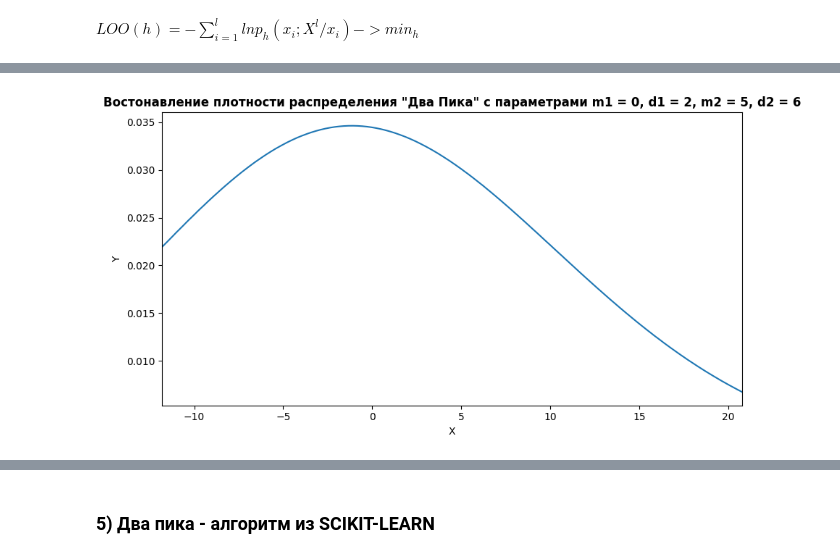
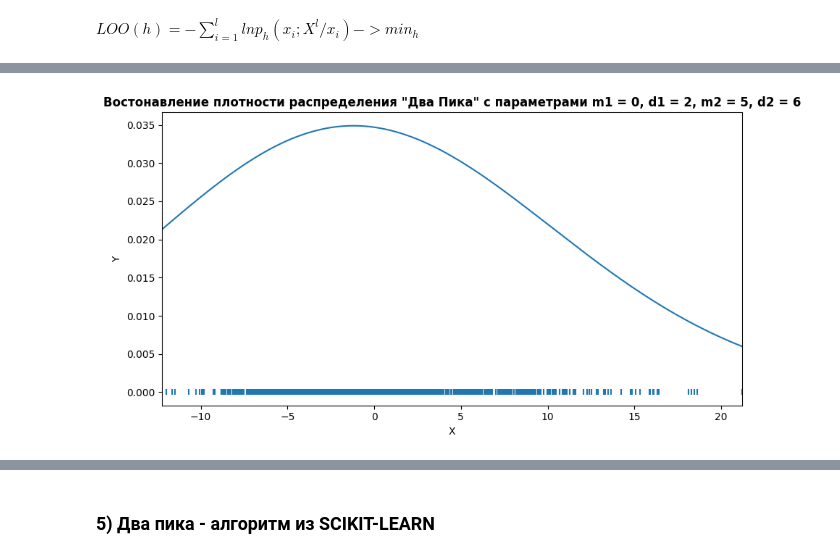
Before and after one commit to GitGood2000/114M_AI, a Jupyter notebook: LAB_05(01)/Lab5.ipynb, the cells around one changed output, grey strips where cells are left out. Drawn from its saved outputs; the diff is of its cells as text; code cells hidden in the pictures.

```diff
--- a/LAB_05(01)/Lab5.ipynb
+++ b/LAB_05(01)/Lab5.ipynb
@@ -226,20 +229,23 @@ LOO при стартовом значении h=10: 3491.572662179447
 # %%
 # Изобразим график 1
 fig, ax = plt.subplots(figsize=(9,5))
 ax.plot(x, ParzRozen(x, tp_dat, h=10))
+points = np.zeros((1000))
+
+ax.scatter(tp_dat,points, marker = "|")
 
 
 # Оформление
 ax.set_xlim((tp_min, tp_max))
 ax.set_title('Востонавление плотности распределения "Два Пика" с параметрами m1 = 0, d1 = 2, m2 = 5, d2 = 6', fontweight='bold')
 ax.set_xlabel('X')
 ax.set_ylabel('Y')
 plt.tight_layout()
 
 # Показ
 plt.show()
 # %% [output]
-[figure, old version]
+[figure, new version]
 # %%
 print(f"Оптимальный h по критерию LLO: {h_min}")
 print(f"LOO при оптимальном значении: {loo_min}")
```
Also changed, not shown: parts of 8 cells of this notebook, 3 other files.
